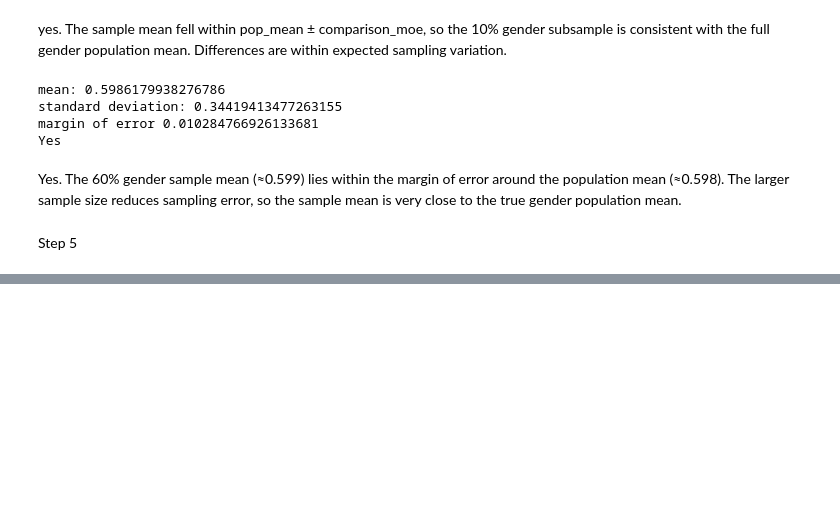
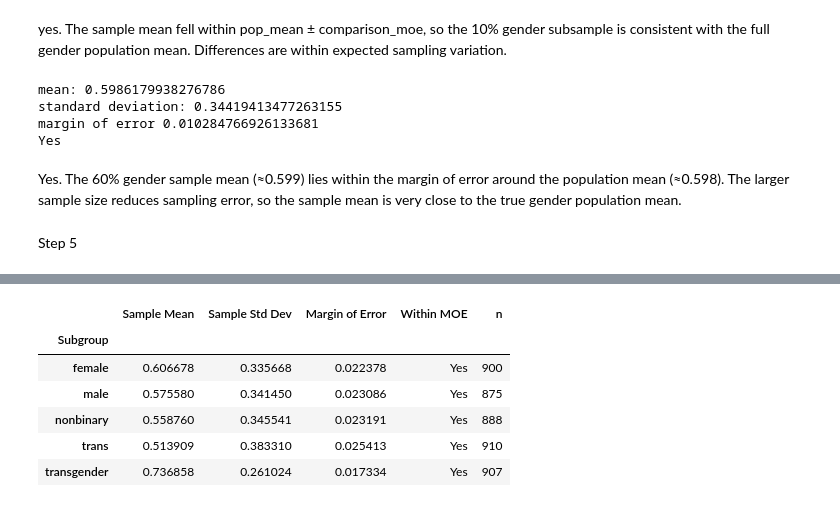
Before and after one commit to lukeckk/CS6603_2026_Summer, a Jupyter notebook: Porject_3_AI_ML_Part_1/notebook_part1.ipynb, the cells around one changed output, grey strips where cells are left out. Cells and saved outputs as stored; diff of their text form; code cells hidden in the pictures; blank space fills up the shorter version.

Commit message:
completed step 5

```diff
--- a/Porject_3_AI_ML_Part_1/notebook_part1.ipynb
+++ b/Porject_3_AI_ML_Part_1/notebook_part1.ipynb
@@ -363,0 +372,39 @@ gender_subgroup_pop
+# %%
+# 5.2 - 10% sample stats per gender subgroup (uses small_sample from Step 3.2)
+gender_sample_10_stats = {}
+
+for col in gender_cols:
+    subgroup_sample = small_sample[small_sample[col].eq(True)]
+
+    sample_mean = subgroup_sample['TOXICITY'].mean()
+    sample_std = subgroup_sample['TOXICITY'].std(ddof=0)
+    n = len(subgroup_sample)
+    margin_error = 2 * (sample_std / np.sqrt(n))
+
+    # Yes/No check uses that subgroup's Step 5.1 population statistics
+    pop_mean = gender_pop_stats[col]['mean']
+    pop_std = gender_pop_stats[col]['std']
+    comparison_moe = 2 * (pop_std / np.sqrt(n))
+    lower = pop_mean - comparison_moe
+    upper = pop_mean + comparison_moe
+    within = lower <= sample_mean <= upper
+
+    gender_sample_10_stats[col] = {
+        'Sample Mean': sample_mean,
+        'Sample Std Dev': sample_std,
+        'Margin of Error': margin_error,
+        'Within MOE': 'Yes' if within else 'No',
+        'n': n
+    }
+
+gender_subgroup_sample_10 = pd.DataFrame.from_dict(gender_sample_10_stats, orient='index')
+gender_subgroup_sample_10.index.name = 'Subgroup'
+gender_subgroup_sample_10
+# %% [output]
+|  | Sample Mean | Sample Std Dev | Margin of Error | Within MOE | n |
+| Subgroup |  |  |  |  |  |
+| female | 0.606678 | 0.335668 | 0.022378 | Yes | 900 |
+| male | 0.575580 | 0.341450 | 0.023086 | Yes | 875 |
+| nonbinary | 0.558760 | 0.345541 | 0.023191 | Yes | 888 |
+| trans | 0.513909 | 0.383310 | 0.025413 | Yes | 910 |
+| transgender | 0.736858 | 0.261024 | 0.017334 | Yes | 907 |
```
Also changed, not shown: parts of 2 cells of this notebook.
